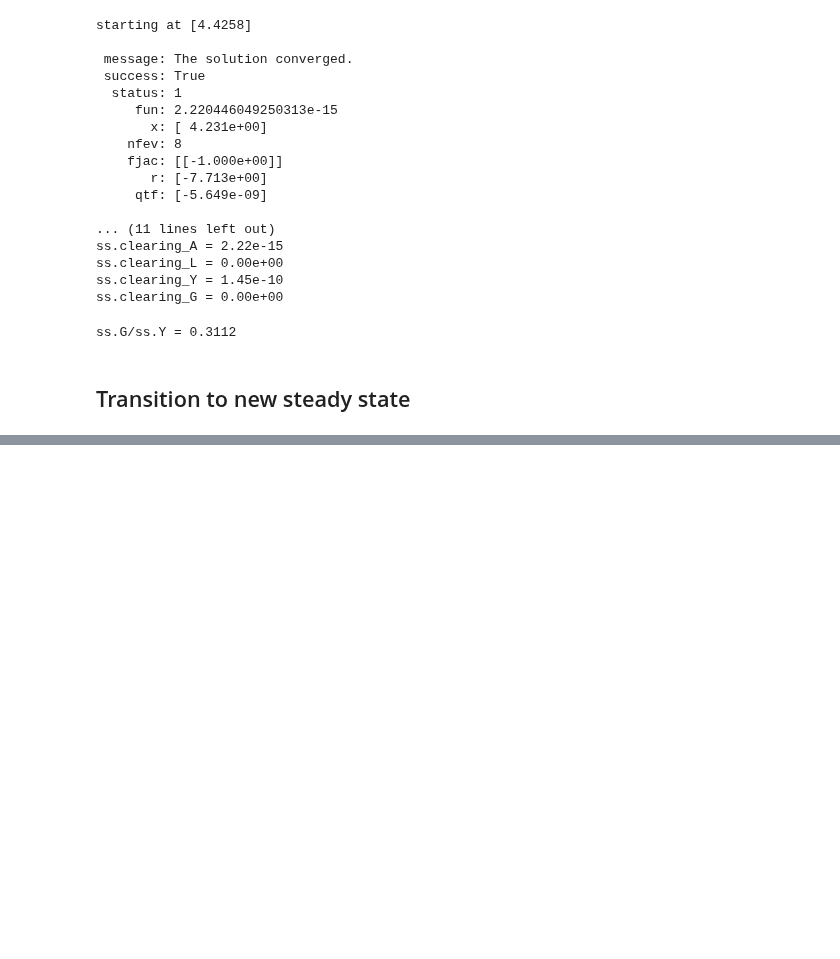
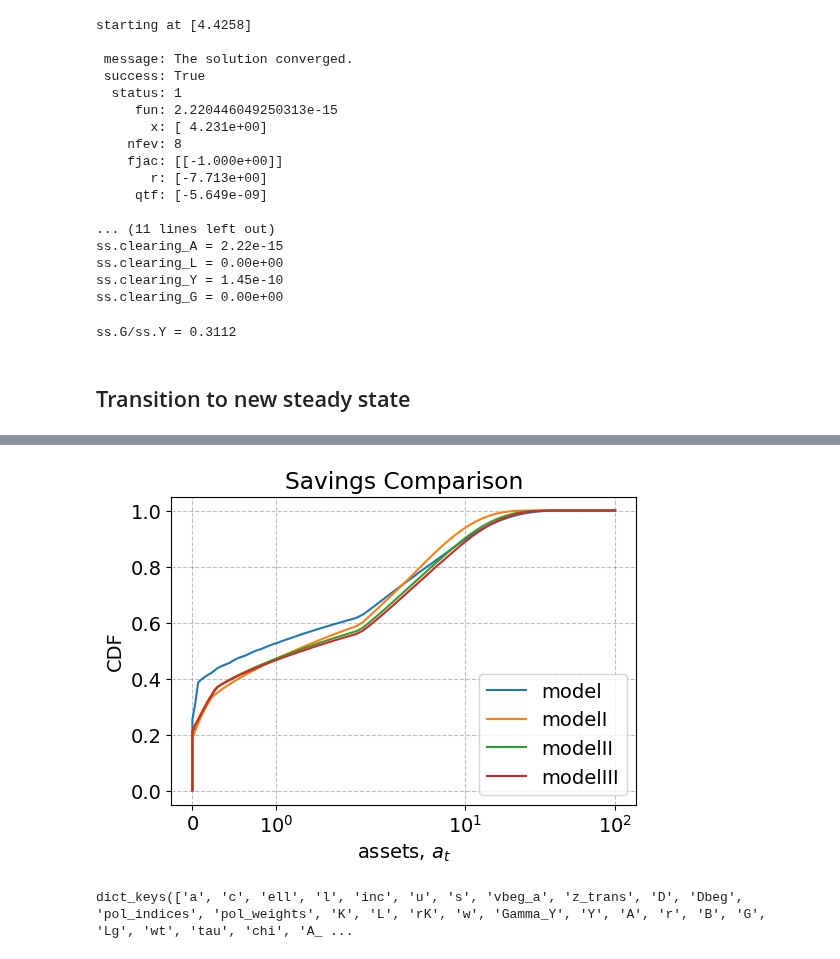
Before and after one commit to JohanOelgaard/AdvMacroHetAgent, a Jupyter notebook: Assignment 2/v1.3/HANCWelfareModel.ipynb, the cells around one changed output, grey strips where cells are left out. Drawn from its saved outputs; the diff is of its cells as text; code cells hidden in the pictures; blank space fills up the shorter version.

```diff
--- a/Assignment 2/v1.3/HANCWelfareModel.ipynb
+++ b/Assignment 2/v1.3/HANCWelfareModel.ipynb
@@ -145,7 +187,5 @@ def objI(tau):
 # %% [markdown]
 Next I use a scalar minimizer to find the optimal tax rate on labour income:
-# %%
-optI = optimize.minimize_scalar(objI,bounds=(0.0,0.99),method='bounded')
 # %%
 optI
 # %% [output]
@@ -193,6 +233,3 @@ ss.G/ss.Y = 0.3398
 I again create a new instance of the baseline model
 # %%
 modelII = model.copy()
-
-par = modelII.par
-ss = modelII.ss
@@ -207,7 +266,7 @@ def objII(tau,chi):
 # %% [markdown]
 As this no longer is a problem of 1 dimension I use a multivariate minimizer to find the optimal tax rate on labour income and lumpsum transfers. I will start the search in the old optimum (optI):
 # %%
-optII = optimize.minimize(lambda x: objII(x[0],x[1]),x0=(optI.x,0.0),method='Nelder-Mead')
+optII = optimize.minimize(lambda x: objII(x[0],x[1]),x0=(optI.x,0.0),method='Nelder-Mead'))
 # %%
 optII
 # %% [output]
@@ -387,0 +461,23 @@ modelIII.show_IRFs(paths,ncols=4,T_max=100,abs_diff=['tau','chi','Gamma_Y'])
+# %%
+def plot_model_results(models, titles):
+    fig, ax = plt.subplots(figsize=(6,4), dpi=100)
+    # b. assets
+    ax.set_title('Savings Comparison')
+
+    for model, title in zip(models, titles):
+        y = np.insert(np.cumsum(np.sum(model.ss.D, axis=(0,1))), 0, 0.0)
+        ax.plot(np.insert(model.par.a_grid, 0, model.par.a_grid[0]), y/y[-1], label=title)
+
+    ax.set_xlabel('assets, $a_{t}$')
+    ax.set_ylabel('CDF')
+    ax.set_xscale('symlog')
+    ax.legend()
+
+# Call the function with all models
+plot_model_results([model, modelI, modelII, modelIII], ['model', 'modelI', 'modelII', 'modelIII'])
+# %% [output]
+[figure, added]
+# %%
+vars(modelIII.ss).keys()
+# %% [output]
+dict_keys(['a', 'c', 'ell', 'l', 'inc', 'u', 's', 'vbeg_a', 'z_trans', 'D', 'Dbeg', 'pol_indices', 'pol_weights', 'K', 'L', 'rK', 'w', 'Gamma_Y', 'Y', 'A', 'r', 'B', 'G', 'Lg', 'wt', 'tau', 'chi', 'A_ ...
```
Also changed, not shown: parts of 19 cells of this notebook, 4 other files.
